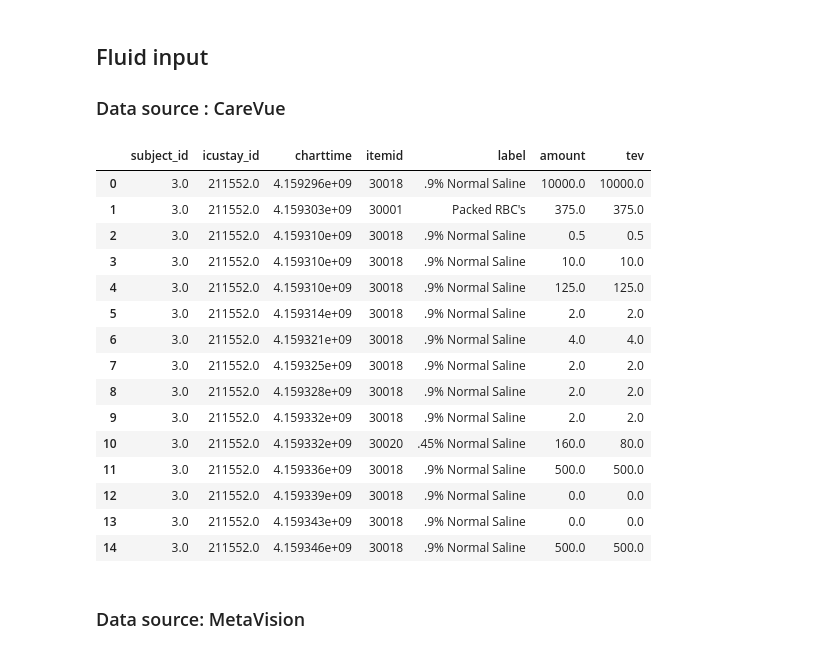
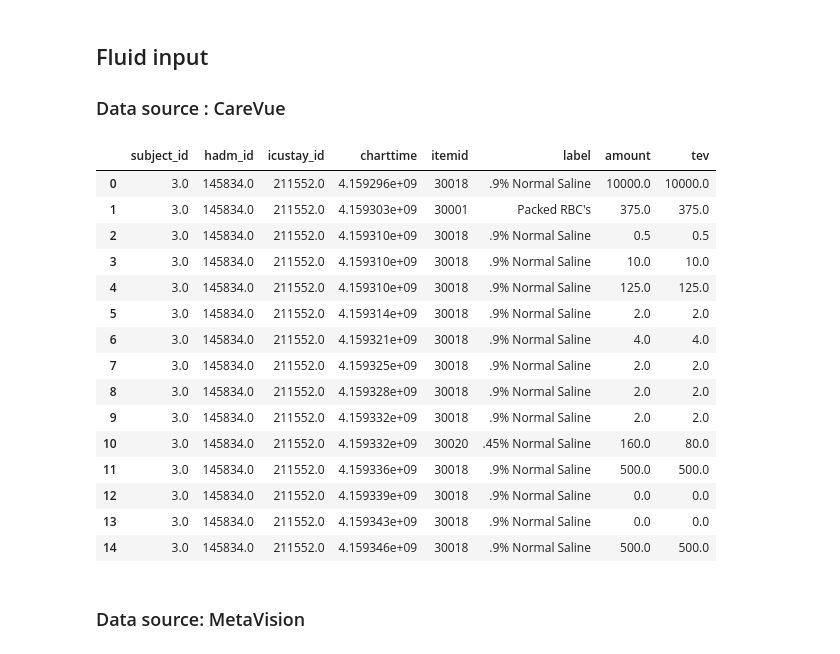
Before and after one commit to dhruvsharma15/mimic-iii-analysis, a Jupyter notebook: AKI_data_extraction.ipynb, the cells around one changed output. Saved outputs shown, nothing was run; the diff lists cells and outputs as text; code cells hidden in the pictures.

```diff
--- a/AKI_data_extraction.ipynb
+++ b/AKI_data_extraction.ipynb
@@ -646,55 +647,56 @@ with t1 as
         227510,226561,227489,226584,226563,226564,226565,226557,226558) and oe.valueuom is not NULL
         group by oe.subject_id
     )
-    select sub_ids.subject_id, icustay_id, extract(epoch from charttime) as charttime, itemid, amount,
+    select sub_ids.subject_id, hadm_id, icustay_id, extract(epoch from charttime) as charttime, itemid, amount,
     case when itemid in (30176,30315) then amount *0.25
     when itemid in (30161) then amount *0.3
     when itemid in (30020,30321, 30015,225823,30186,30211,30353,42742,42244,225159,225159,225159) then amount *0.5
     when itemid in (227531) then amount *2.75
     when itemid in (30143,225161) then amount *3
     when itemid in (30009,220862) then amount *5
     when itemid in (30030,220995,227533) then amount *6.66
     when itemid in (228341) then amount *8
     else amount end as tev -- total equivalent volume
     from inputevents_cv
     -- only RT itemids
     left join sub_ids
     on sub_ids.subject_id = inputevents_cv.subject_id
     where amount is not null and itemid in (225158,225943,226089,225168,225828,225823,220862,220970,220864,225159,220995,
     225170,225825,227533,225161,227531,225171,225827,225941,225823,225825,225941,225825,228341,225827,30018,30021,30015,
     30296,30020,30066,30001,30030,30060,30005,30321,3000630061,30009,30179,30190,30143,30160,30008,30168,30186,30211,
     30353,30159,30007,30185,30063,30094,30352,30014,30011,30210,46493,45399,46516,40850,30176,30161,30381,30315,42742,
     30180,46087,41491,30004,42698,42244)
-    order by sub_ids.subject_id, icustay_id, charttime, itemid
+    order by sub_ids.subject_id, hadm_id, icustay_id, charttime, itemid
 )
 
 
-select subject_id, icustay_id, charttime, t1.itemid, d.label, round(cast(amount as numeric),3) as amount, round(cast(tev as numeric),3) as tev -- total equivalent volume
+select subject_id, hadm_id, icustay_id, charttime, t1.itemid, d.label, round(cast(amount as numeric),3) as amount,
+round(cast(tev as numeric),3) as tev -- total equivalent volume
 from t1
 inner join d_items d
 on t1.itemid = d.itemid
 
 """
 d = pd.read_sql_query(query,con)
 d.to_csv(export_dir+'fluid_cv.csv',index=False,sep=',')
 d.head(n=15)
 # %% [output]
-|  | subject_id | icustay_id | charttime | itemid | label | amount | tev |
-| 0 | 3.0 | 211552.0 | 4.159296e+09 | 30018 | .9% Normal Saline | 10000.0 | 10000.0 |
-| 1 | 3.0 | 211552.0 | 4.159303e+09 | 30001 | Packed RBC's | 375.0 | 375.0 |
-| 2 | 3.0 | 211552.0 | 4.159310e+09 | 30018 | .9% Normal Saline | 0.5 | 0.5 |
-| 3 | 3.0 | 211552.0 | 4.159310e+09 | 30018 | .9% Normal Saline | 10.0 | 10.0 |
-| 4 | 3.0 | 211552.0 | 4.159310e+09 | 30018 | .9% Normal Saline | 125.0 | 125.0 |
-| 5 | 3.0 | 211552.0 | 4.159314e+09 | 30018 | .9% Normal Saline | 2.0 | 2.0 |
-| 6 | 3.0 | 211552.0 | 4.159321e+09 | 30018 | .9% Normal Saline | 4.0 | 4.0 |
-| 7 | 3.0 | 211552.0 | 4.159325e+09 | 30018 | .9% Normal Saline | 2.0 | 2.0 |
-| 8 | 3.0 | 211552.0 | 4.159328e+09 | 30018 | .9% Normal Saline | 2.0 | 2.0 |
-| 9 | 3.0 | 211552.0 | 4.159332e+09 | 30018 | .9% Normal Saline | 2.0 | 2.0 |
-| 10 | 3.0 | 211552.0 | 4.159332e+09 | 30020 | .45% Normal Saline | 160.0 | 80.0 |
-| 11 | 3.0 | 211552.0 | 4.159336e+09 | 30018 | .9% Normal Saline | 500.0 | 500.0 |
-| 12 | 3.0 | 211552.0 | 4.159339e+09 | 30018 | .9% Normal Saline | 0.0 | 0.0 |
-| 13 | 3.0 | 211552.0 | 4.159343e+09 | 30018 | .9% Normal Saline | 0.0 | 0.0 |
-| 14 | 3.0 | 211552.0 | 4.159346e+09 | 30018 | .9% Normal Saline | 500.0 | 500.0 |
+|  | subject_id | hadm_id | icustay_id | charttime | itemid | label | amount | tev |
+| 0 | 3.0 | 145834.0 | 211552.0 | 4.159296e+09 | 30018 | .9% Normal Saline | 10000.0 | 10000.0 |
+| 1 | 3.0 | 145834.0 | 211552.0 | 4.159303e+09 | 30001 | Packed RBC's | 375.0 | 375.0 |
+| 2 | 3.0 | 145834.0 | 211552.0 | 4.159310e+09 | 30018 | .9% Normal Saline | 0.5 | 0.5 |
+| 3 | 3.0 | 145834.0 | 211552.0 | 4.159310e+09 | 30018 | .9% Normal Saline | 10.0 | 10.0 |
+| 4 | 3.0 | 145834.0 | 211552.0 | 4.159310e+09 | 30018 | .9% Normal Saline | 125.0 | 125.0 |
+| 5 | 3.0 | 145834.0 | 211552.0 | 4.159314e+09 | 30018 | .9% Normal Saline | 2.0 | 2.0 |
+| 6 | 3.0 | 145834.0 | 211552.0 | 4.159321e+09 | 30018 | .9% Normal Saline | 4.0 | 4.0 |
+| 7 | 3.0 | 145834.0 | 211552.0 | 4.159325e+09 | 30018 | .9% Normal Saline | 2.0 | 2.0 |
+| 8 | 3.0 | 145834.0 | 211552.0 | 4.159328e+09 | 30018 | .9% Normal Saline | 2.0 | 2.0 |
+| 9 | 3.0 | 145834.0 | 211552.0 | 4.159332e+09 | 30018 | .9% Normal Saline | 2.0 | 2.0 |
+| 10 | 3.0 | 145834.0 | 211552.0 | 4.159332e+09 | 30020 | .45% Normal Saline | 160.0 | 80.0 |
+| 11 | 3.0 | 145834.0 | 211552.0 | 4.159336e+09 | 30018 | .9% Normal Saline | 500.0 | 500.0 |
+| 12 | 3.0 | 145834.0 | 211552.0 | 4.159339e+09 | 30018 | .9% Normal Saline | 0.0 | 0.0 |
+| 13 | 3.0 | 145834.0 | 211552.0 | 4.159343e+09 | 30018 | .9% Normal Saline | 0.0 | 0.0 |
+| 14 | 3.0 | 145834.0 | 211552.0 | 4.159346e+09 | 30018 | .9% Normal Saline | 500.0 | 500.0 |
 # %% [markdown]
 ### Data source: MetaVision
 # %%
```
Also changed, not shown: parts of 6 cells of this notebook, 2 other files.
